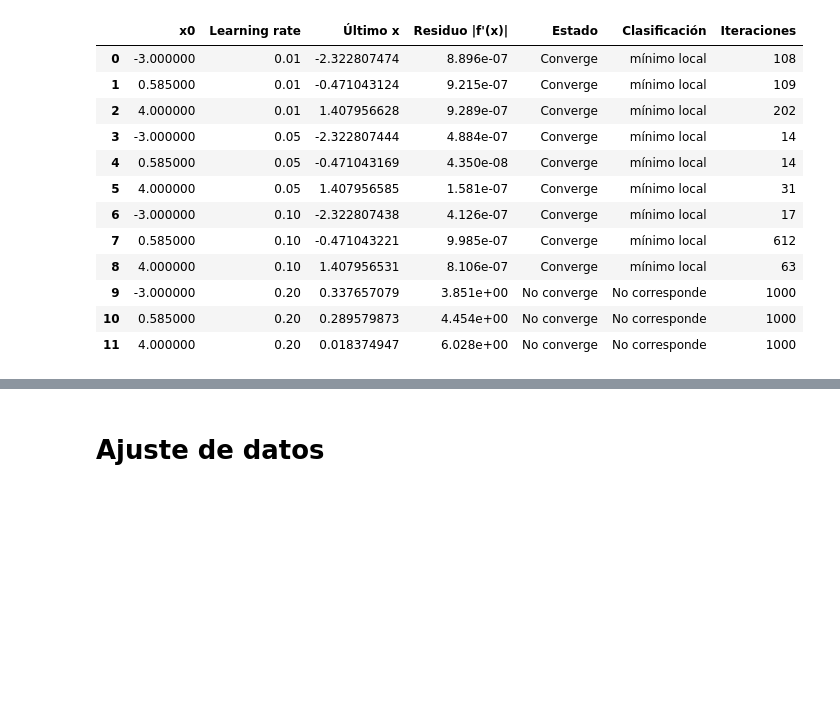
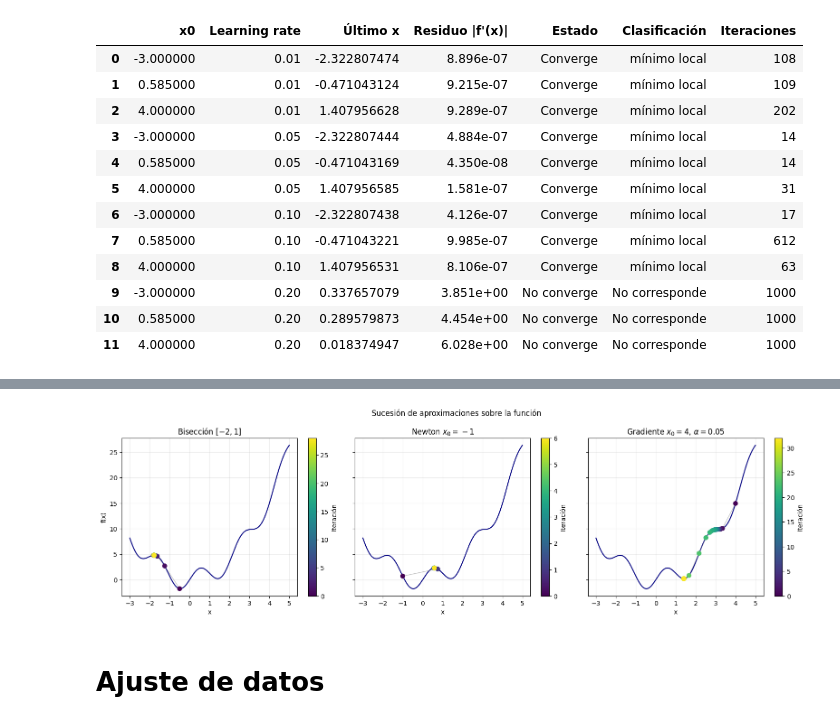
Before and after one commit to SantiagoPiZe/calculoTarea2, a Jupyter notebook: project.ipynb, the cells around one changed output, grey strips where cells are left out. Drawn from its saved outputs; the diff is of its cells as text; code cells hidden in the pictures; blank space fills up the shorter version.

Commit message:
parte 3 bonus

```diff
--- a/project.ipynb
+++ b/project.ipynb
@@ -303,6 +303,104 @@ display(tabla_maximos.style.format({
 | 0 | -3.000000 | -4.780552e+08 | 2.285368e+17 | 9.561e+08 | No converge | No corresponde | 200 |
 | 1 | 0.585000 | 5.895313e-01 | 2.308551e+00 | 3.533e-07 | Converge | máximo local | 8 |
 | 2 | 4.000000 | 7.272879e+08 | 5.289477e+17 | 1.455e+09 | No converge | No corresponde | 200 |
+# %%
+# BONUS parte 3.2: sucesión de aproximaciones
+# Se usan variantes auxiliares para no modificar la interfaz de los métodos oficiales.
+def biseccion_con_historial(f_objetivo, a, b, tol=1e-6, max_iter=1000):
+    df_objetivo = f_objetivo.derivative()
+    fa = df_objetivo.eval(a)
+    fb = df_objetivo.eval(b)
+    historial = []
+
+    if fa * fb > 0:
+        raise ValueError("La derivada no cambia de signo en [a, b]")
+
+    c = a
+    for step in range(1, max_iter + 1):
+        c = (a + b) / 2
+        historial.append(c)
+        fc = df_objetivo.eval(c)
+
+        if abs(fc) < tol or (b - a) / 2 < tol:
+            return c, step, historial
+
+        if fa * fc < 0:
+            b = c
+        else:
+            a = c
+            fa = fc
+
+    return c, max_iter, historial
+
+
+def newton_con_historial(f_objetivo, x0, tol=1e-6, max_iter=1000):
+    df_objetivo = f_objetivo.derivative()
+    d2f_objetivo = df_objetivo.derivative()
+    xn = x0
+    historial = [xn]
+
+    for step in range(1, max_iter + 1):
+        segunda_derivada = d2f_objetivo.eval(xn)
+        if abs(segunda_derivada) < 1e-12:
+            raise ValueError("Segunda derivada nula, método no aplicable")
+
+        desplazamiento = df_objetivo.eval(xn) / segunda_derivada
+        xn = xn - desplazamiento
+        historial.append(xn)
+
+        if abs(desplazamiento) < tol:
+            return xn, step, historial
+
+    return xn, max_iter, historial
+
+
+def descenso_gradiente_con_historial(f_objetivo, x0, lr, tol=1e-6, max_iter=1000):
+    df_objetivo = f_objetivo.derivative()
+    xn = x0
+    historial = [xn]
+
+    for step in range(1, max_iter + 1):
+        siguiente = xn - lr * df_objetivo.eval(xn)
+        historial.append(siguiente)
+
+        if abs(siguiente - xn) < tol:
+            return siguiente, step, historial
+
+        xn = siguiente
+
+    return xn, max_iter, historial
+
+
+casos_bonus = [
+    ("Bisección $[-2,1]$", biseccion_con_historial(f, -2, 1, tolerancia_metodos, max_iteraciones)[2]),
+    ("Newton $x_0=-1$", newton_con_historial(f, -1, tolerancia_metodos, max_iteraciones)[2]),
+    ("Gradiente $x_0=4$, $\\alpha=0.05$", descenso_gradiente_con_historial(f, 4, 0.05, tolerancia_metodos, max_iteraciones)[2]),
+]
+
+x_bonus = np.linspace(-3, 5, 800)
+y_bonus = np.array([f.eval(valor) for valor in x_bonus])
+fig, axes = plt.subplots(1, 3, figsize=(16, 4.8), sharex=True, sharey=True)
+
+for ax, (titulo, historial) in zip(axes, casos_bonus):
+    historial = np.array(historial)
+    valores = np.array([f.eval(valor) for valor in historial])
+    orden = np.arange(len(historial))
+
+    ax.plot(x_bonus, y_bonus, color="navy", linewidth=1.5)
+    ax.plot(historial, valores, color="gray", linewidth=0.8, alpha=0.6)
+    puntos = ax.scatter(historial, valores, c=orden, cmap="viridis", s=45, zorder=3)
+    ax.set_title(titulo)
+    ax.set_xlabel("x")
+    ax.grid(alpha=0.25)
+    fig.colorbar(puntos, ax=ax, label="Iteración")
+
+axes[0].set_ylabel("f(x)")
+fig.suptitle("Sucesión de aproximaciones sobre la función")
+fig.tight_layout()
+plt.savefig("figura_bonus_parte3.png", dpi=180, bbox_inches="tight")
+plt.show()
+# %% [output]
+[figure, added]
 # %% [markdown]
 # Ajuste de datos
 # %%
```
Also changed, not shown: 3 other files.
